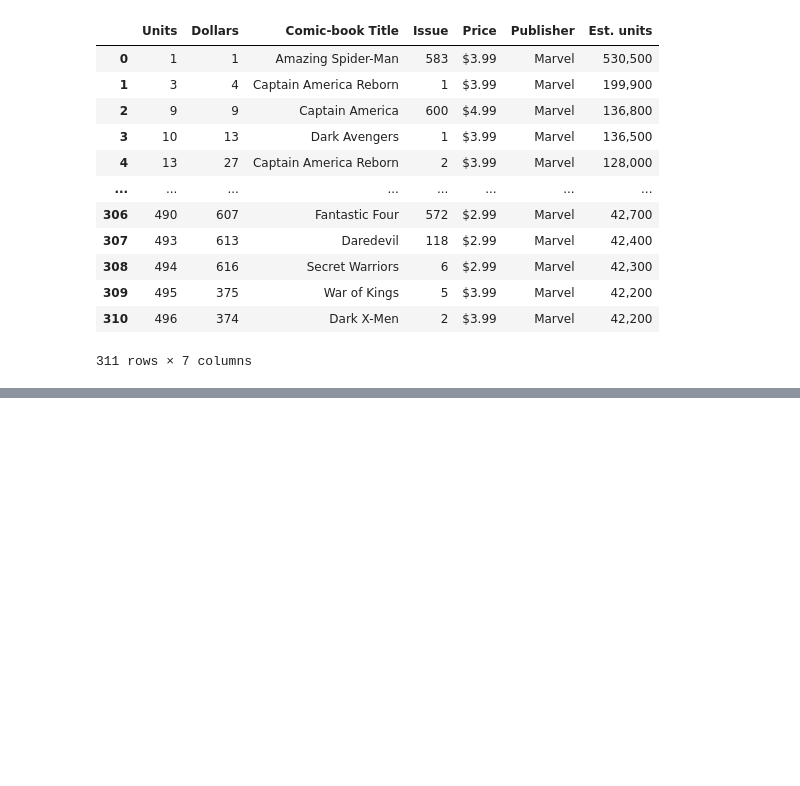
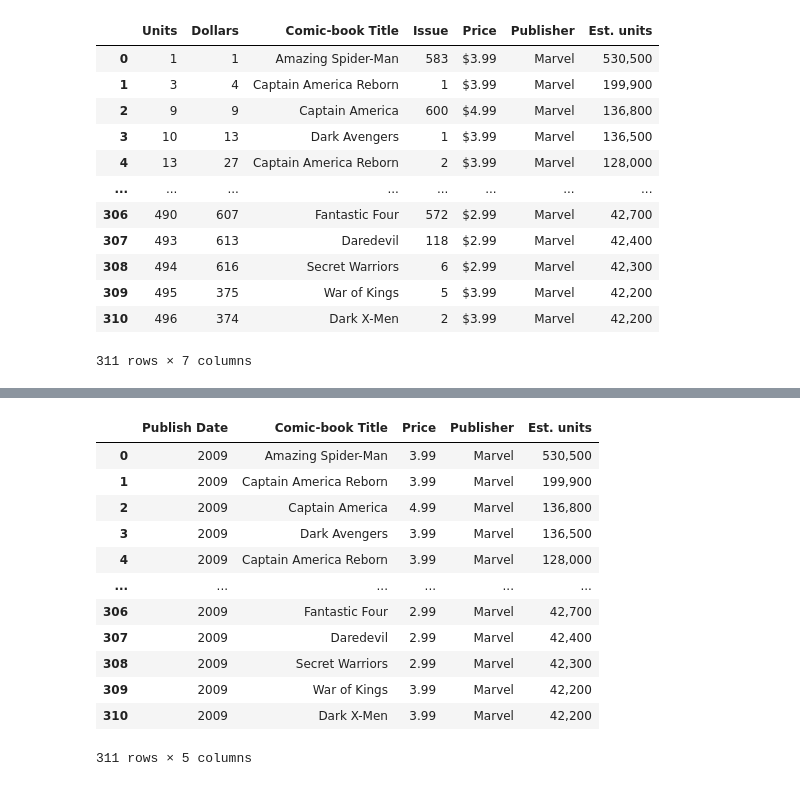
Before and after one commit to leoolessa/Project-MCU, a Jupyter notebook: test.ipynb, the cells around one changed output, grey strips where cells are left out. Cells and saved outputs as stored; diff of their text form; code cells hidden in the pictures; blank space fills up the shorter version.

```diff
--- a/test.ipynb
+++ b/test.ipynb
@@ -110,5 +71,5 @@ sales_2009
 # %%
 def remove_dolar(data):
     for c, r in data.iterrows():
-        data['Price'] = r['Price'].replace('$', '')
+        data.at[c, 'Price'] = r['Price'].replace('$', '')
     return data
@@ -119,0 +138,16 @@ def change_comma_to_dot(data):
+# %%
+remove_dolar(sales_2009)
+# %% [output]
+|  | Publish Date | Comic-book Title | Price | Publisher | Est. units |
+| 0 | 2009 | Amazing Spider-Man | 3.99 | Marvel | 530,500 |
+| 1 | 2009 | Captain America Reborn | 3.99 | Marvel | 199,900 |
+| 2 | 2009 | Captain America | 4.99 | Marvel | 136,800 |
+| 3 | 2009 | Dark Avengers | 3.99 | Marvel | 136,500 |
+| 4 | 2009 | Captain America Reborn | 3.99 | Marvel | 128,000 |
+| ... | ... | ... | ... | ... | ... |
+| 306 | 2009 | Fantastic Four | 2.99 | Marvel | 42,700 |
+| 307 | 2009 | Daredevil | 2.99 | Marvel | 42,400 |
+| 308 | 2009 | Secret Warriors | 2.99 | Marvel | 42,300 |
+| 309 | 2009 | War of Kings | 3.99 | Marvel | 42,200 |
+| 310 | 2009 | Dark X-Men | 3.99 | Marvel | 42,200 |
+311 rows × 5 columns
```
Also changed, not shown: parts of 24 cells of this notebook.
